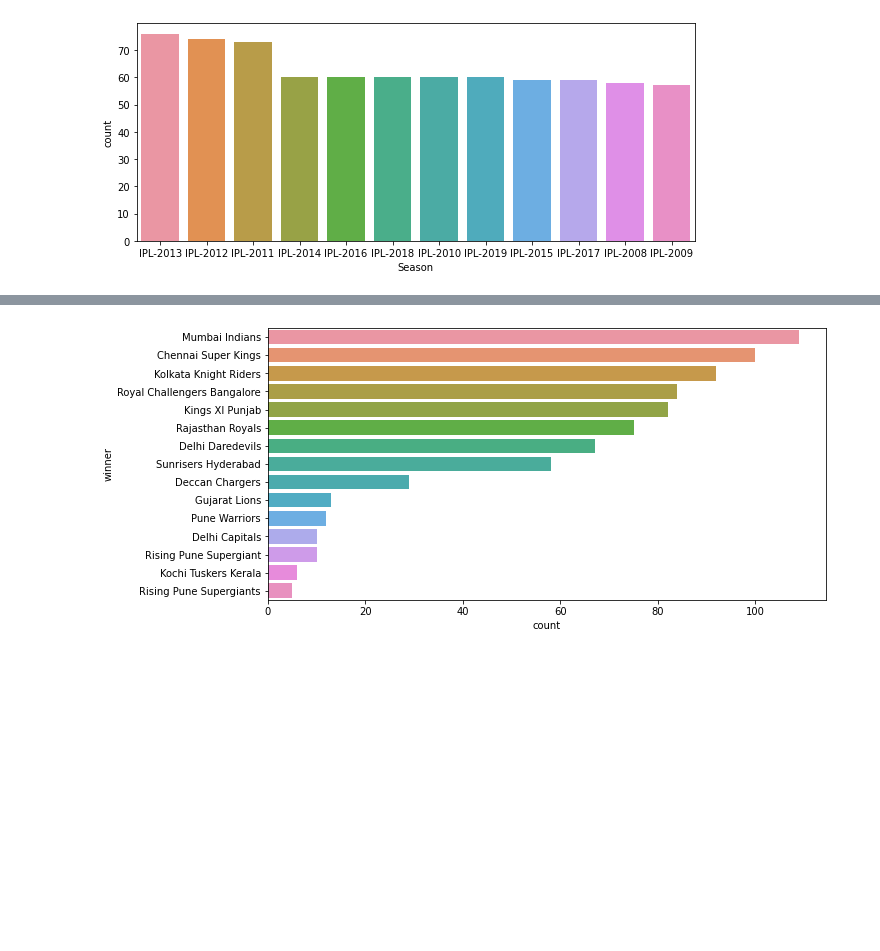
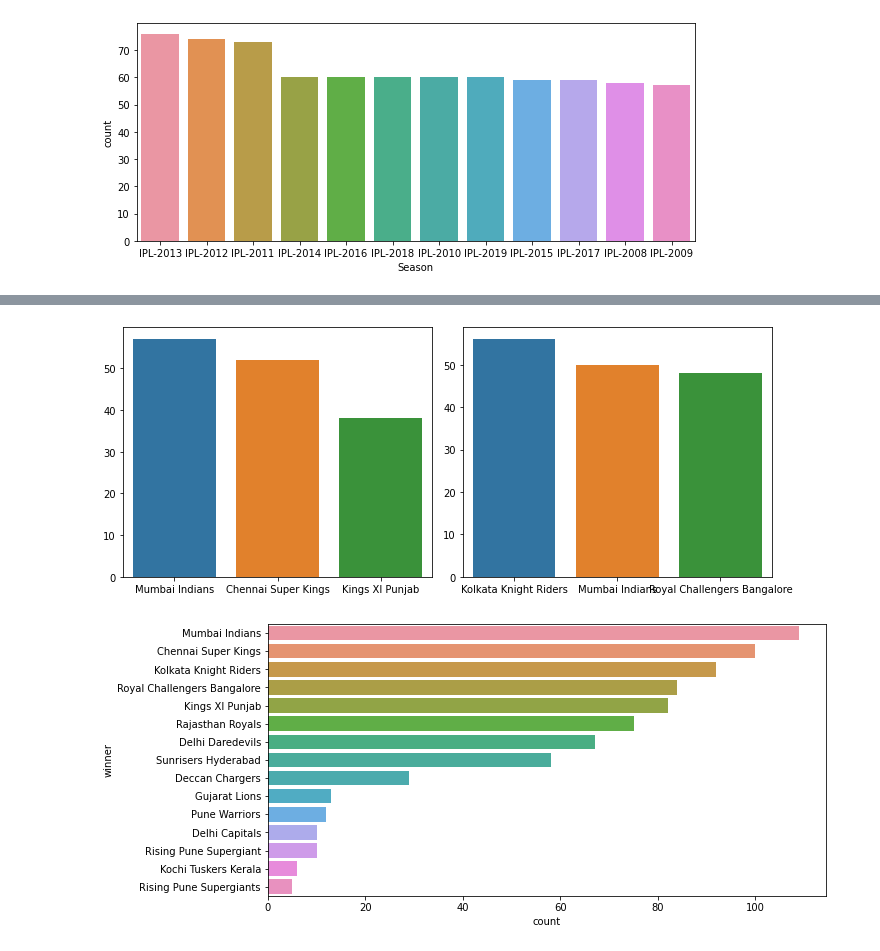
Before and after one commit to sulagna206/IPL-data, a Jupyter notebook: EDA.ipynb, the cells around one changed output, grey strips where cells are left out. Cells and saved outputs as stored; diff of their text form; code cells hidden in the pictures; blank space fills up the shorter version.

```diff
--- a/EDA.ipynb
+++ b/EDA.ipynb
@@ -131,3 +163,13 @@ data[data['win_by_runs']==data['win_by_runs'].max()]
+# %%
+plt.figure(figsize=(10,4))
+plt.subplot(1,2,1)
+sns.barplot(x=top3_bat.index,y=top3_bat.values)
+plt.subplot(1,2,2)
+sns.barplot(x=top3_wick.index,y=top3_wick.values)
+plt.tight_layout()
+plt.show()
+# %% [output]
+[figure, added]
 # %%
 #highest times winner
 order = data['winner'].value_counts(ascending=False).index
```
Also changed, not shown: parts of 19 cells of this notebook.
